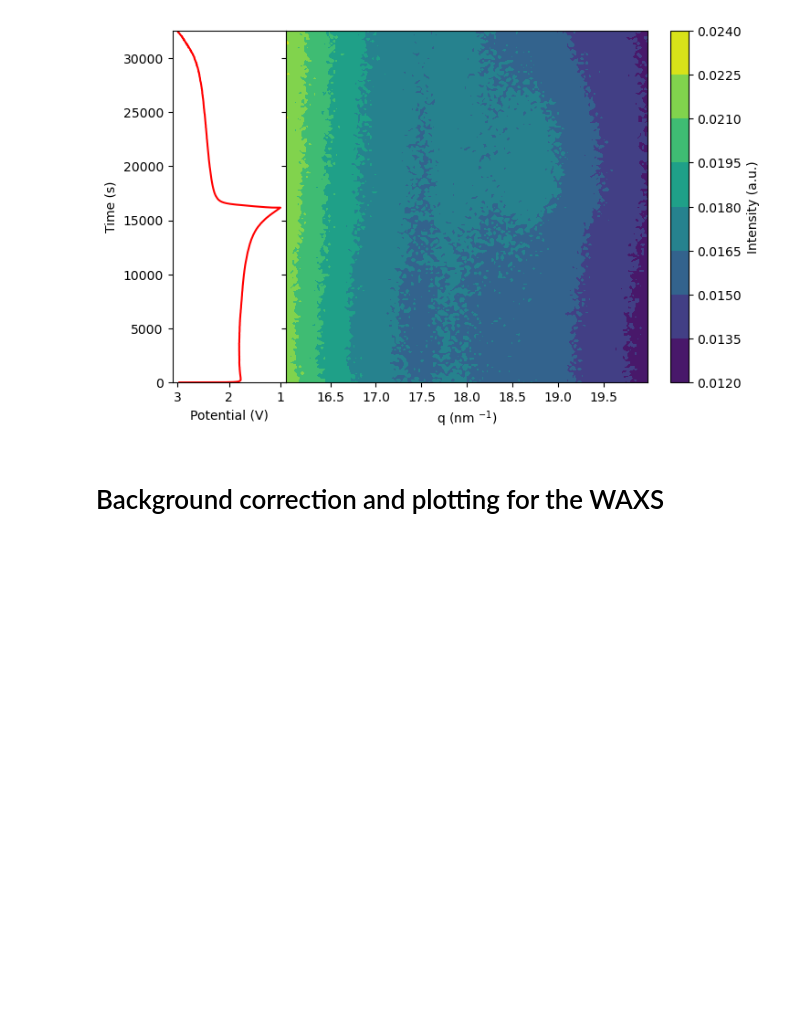
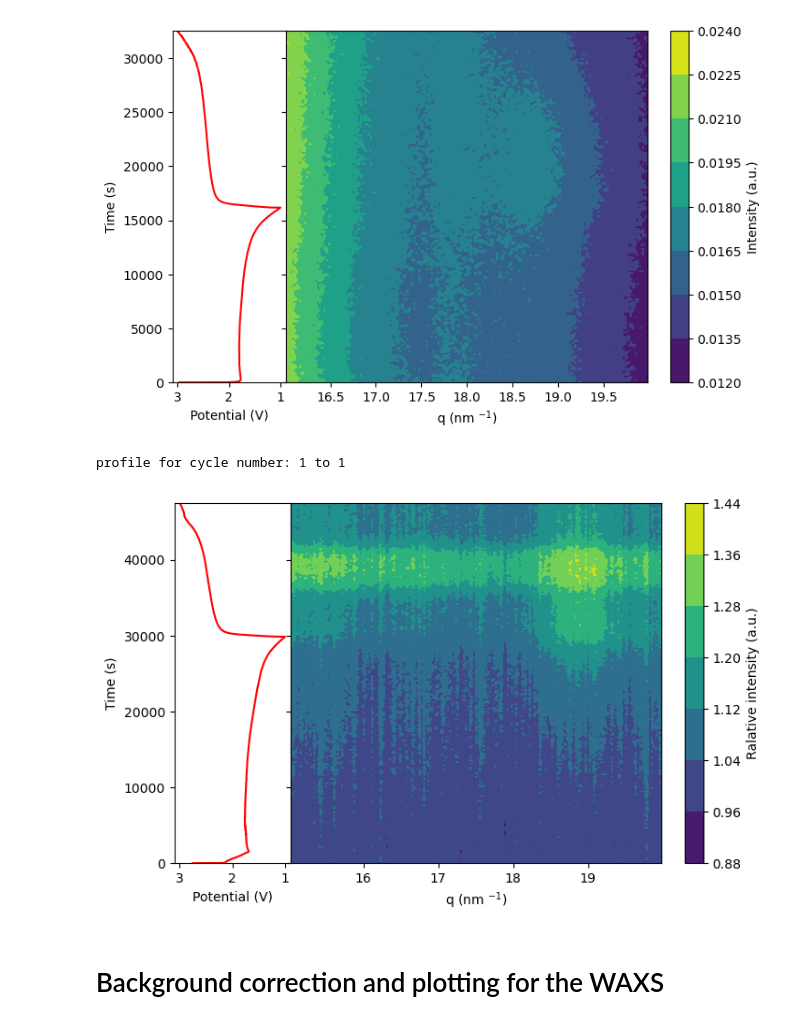
Before and after one commit to PronoyDutta/SAXS_WAXS, a Jupyter notebook: SAXS_WAXS_plotting.ipynb, the cells around one changed output. Cells and saved outputs as stored; diff of their text form; code cells hidden in the pictures; blank space fills up the shorter version.

```diff
--- a/SAXS_WAXS_plotting.ipynb
+++ b/SAXS_WAXS_plotting.ipynb
@@ -105,9 +105,9 @@ WAXS Contourplot Limits: Min = 15.0, Max = 20.0
 # Function for the contour plots
 # %%
 # Function contour plots
-def contourplot(plot_type, starting_cycle, end_cycle, data_dictionary, new_time_dict, min_limit, max_limit):
+def contourplot(plot_type, data_dictionary, new_time_dict, min_limit, max_limit):
     import matplotlib.ticker as mticker
-    print(f'profile for cycle number: {starting_cycle} to {end_cycle}')
+
     plt.style.use('default')
     keys = list(new_time_dict.keys())
     time_t1 = []
@@ -159,19 +159,20 @@ def contourplot(plot_type, starting_cycle, end_cycle, data_dictionary, new_time_
 
     # Adjust the space between the two subplots
     fig.subplots_adjust(wspace = 0)
+    axs[1].set_xlabel('q (nm $^{-1}$)')
+    if plot_type == 'saxs':
+        axs[1].set_xscale('log')
+        axs[1].xaxis.set_major_formatter(mticker.ScalarFormatter())
+        axs[1].xaxis.set_minor_formatter(mticker.ScalarFormatter())
 
-    axs[1].set_xscale('log')
-    axs[1].xaxis.set_major_formatter(mticker.ScalarFormatter())
-    axs[1].xaxis.set_minor_formatter(mticker.ScalarFormatter())
-    axs[1].set_xlabel('q (nm $^{-1}$)')
 
-    # Define custom ticks and labels
-    ticks = np.arange(saxs_min_limit, saxs_max_limit, 0.5)
-    tick_labels = [f'{tick:.1f}' for tick in ticks]
+        # Define custom ticks and labels
+        ticks = np.arange(saxs_min_limit, saxs_max_limit, 0.5)
+        tick_labels = [f'{tick:.1f}' for tick in ticks]
 
-    axs[1].set_xticks(ticks)
-    axs[1].set_xticklabels(tick_labels)
-    axs[1].xaxis.set_minor_locator(mticker.NullLocator())  # Remove minor ticks
+        axs[1].set_xticks(ticks)
+        axs[1].set_xticklabels(tick_labels)
+        axs[1].xaxis.set_minor_locator(mticker.NullLocator())  # Remove minor ticks
 
     return
 # %% [markdown]
@@ -678,6 +684,12 @@ axs[1].set_xlabel('q (nm $^{-1}$)')
 profile for cycle number: 3 to 3
 Text(0.5, 0, 'q (nm $^{-1}$)')
 [figure]
+# %%
+print(f'profile for cycle number: {starting_cycle} to {end_cycle}')
+contourplot('waxs', file_dictionary_waxs, new_time_dict, waxs_min_limit, waxs_max_limit)
+# %% [output]
+profile for cycle number: 1 to 1
+[figure, added]
 # %% [markdown]
 # Background correction and plotting for the WAXS
 # %% [markdown]
```
Also changed, not shown: parts of 3 cells of this notebook.
